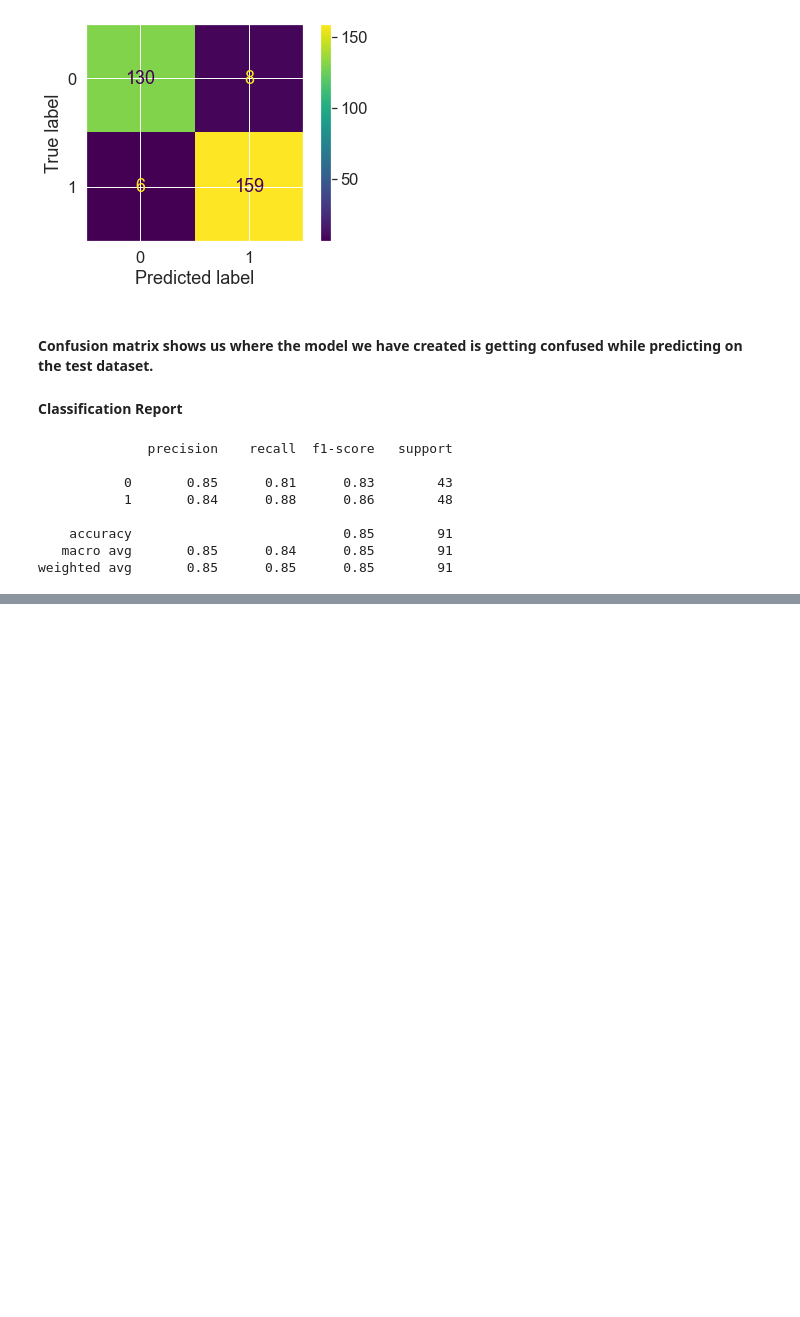
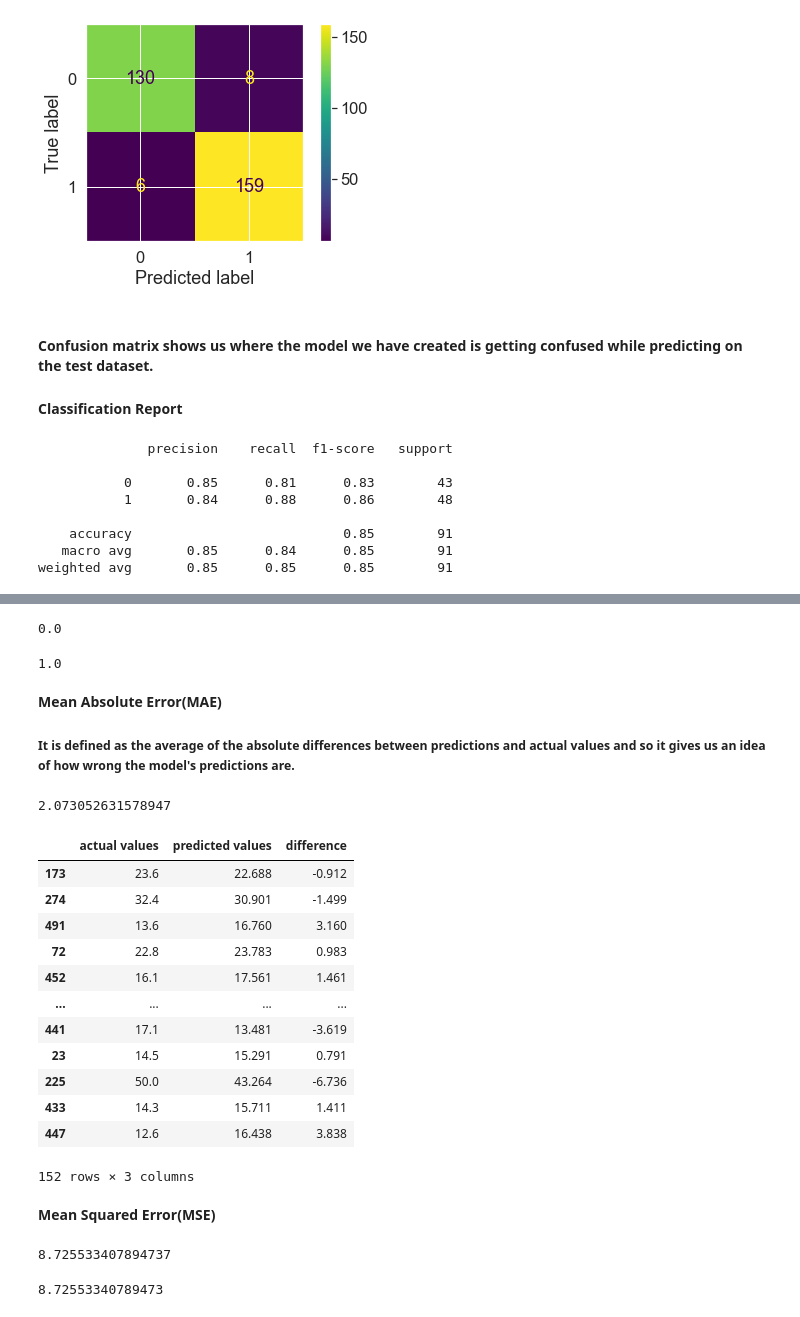
Before and after one commit to arghanath007/Data-Science, a Jupyter notebook: Scikit-Learn(SkLearn)/Introduction.ipynb, the cells around one changed output, grey strips where cells are left out. Cells and saved outputs as stored; diff of their text form; code cells hidden in the pictures; blank space fills up the shorter version.

Commit message:
skLearn Part-6 Regression problem model evaluation

```diff
--- a/Scikit-Learn(SkLearn)/Introduction.ipynb
+++ b/Scikit-Learn(SkLearn)/Introduction.ipynb
@@ -1153,0 +1162,11 @@ weighted avg       0.85      0.85      0.85        91
+# %%
+np.random.seed(42)
+from sklearn.ensemble import RandomForestRegressor
+
+X=boston_df.drop('target', axis='columns')
+y=boston_df['target']
+
+X_train, X_test, y_train, y_test = train_test_split(X, y, test_size=0.3)
+
+clf=RandomForestRegressor()
+clf.fit(X_train,y_train)
@@ -1153,0 +1209,48 @@ weighted avg       0.85      0.85      0.85        91
+# %%
+r2_score(y_test,y_test_mean)
+# %% [output]
+0.0
+# %%
+r2_score(y_test,y_test)
+# %% [output]
+1.0
+# %% [markdown]
+**Mean Absolute Error(MAE)**
+
+##### It is defined as the average of the absolute differences between predictions and actual values and so it gives us an idea of how wrong the model's predictions are.
+# %%
+from sklearn.metrics import mean_absolute_error
+
+y_preds=clf.predict(X_test)
+mae=mean_absolute_error(y_test,y_preds)
+mae
+# %% [output]
+2.073052631578947
+# %%
+df= pd.DataFrame(data={'actual values': y_test, "predicted values": y_preds})
+df['difference']=df['predicted values'] - df['actual values']
+# %%
+df
+# %% [output]
+|  | actual values | predicted values | difference |
+| 173 | 23.6 | 22.688 | -0.912 |
+| 274 | 32.4 | 30.901 | -1.499 |
+| 491 | 13.6 | 16.760 | 3.160 |
+| 72 | 22.8 | 23.783 | 0.983 |
+| 452 | 16.1 | 17.561 | 1.461 |
+| ... | ... | ... | ... |
+| 441 | 17.1 | 13.481 | -3.619 |
+| 23 | 14.5 | 15.291 | 0.791 |
+| 225 | 50.0 | 43.264 | -6.736 |
+| 433 | 14.3 | 15.711 | 1.411 |
+| 447 | 12.6 | 16.438 | 3.838 |
+152 rows × 3 columns
+# %% [markdown]
+**Mean Squared Error(MSE)**
+# %%
+from sklearn.metrics import mean_squared_error
+
+mse=mean_squared_error(y_test,y_preds)
+mse
+# %% [output]
+8.725533407894737
@@ -1153,0 +1260,4 @@ weighted avg       0.85      0.85      0.85        91
+# %%
+dfNew['difference'].mean()
+# %% [output]
+8.72553340789473
```
Also changed, not shown: parts of 22 cells of this notebook, 2 other files.
